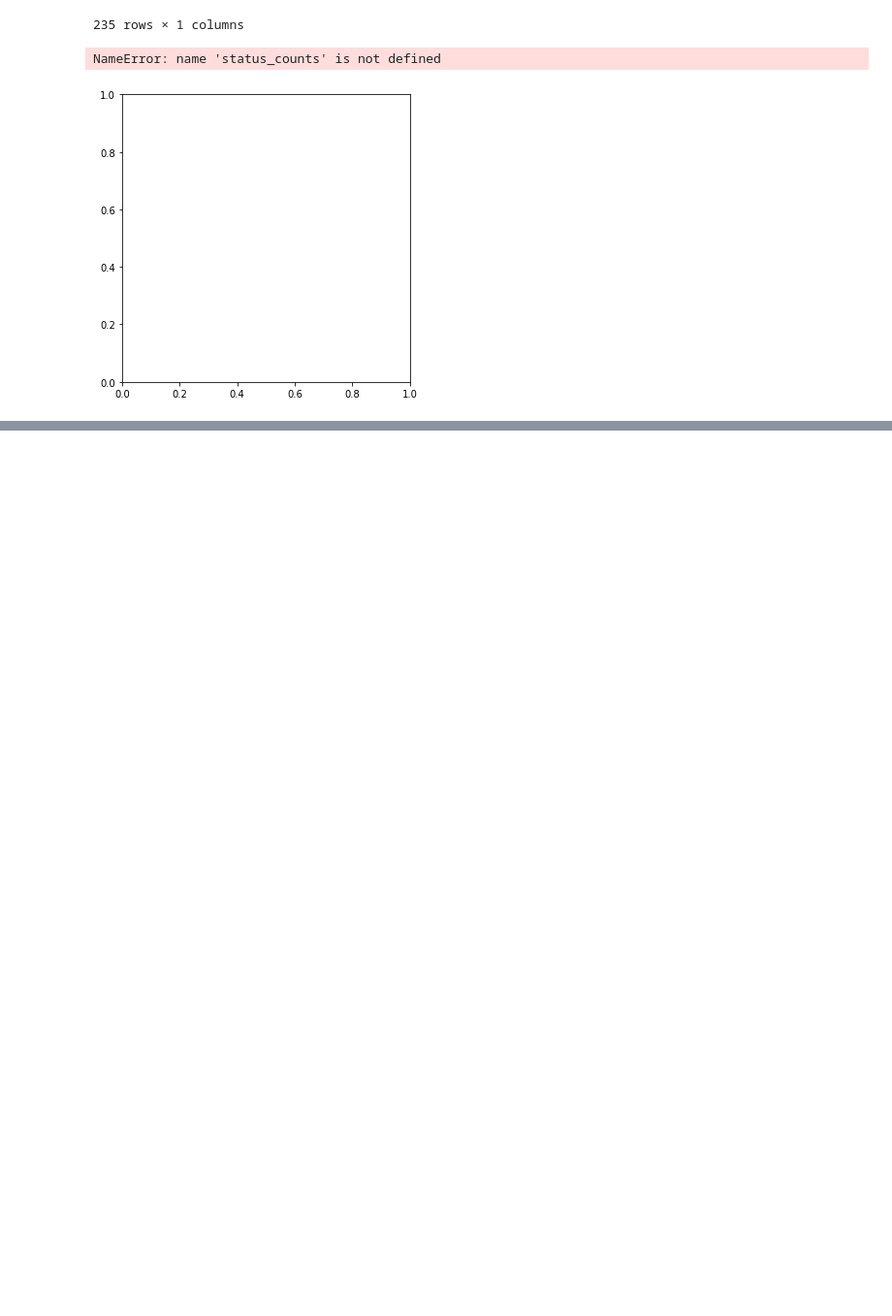
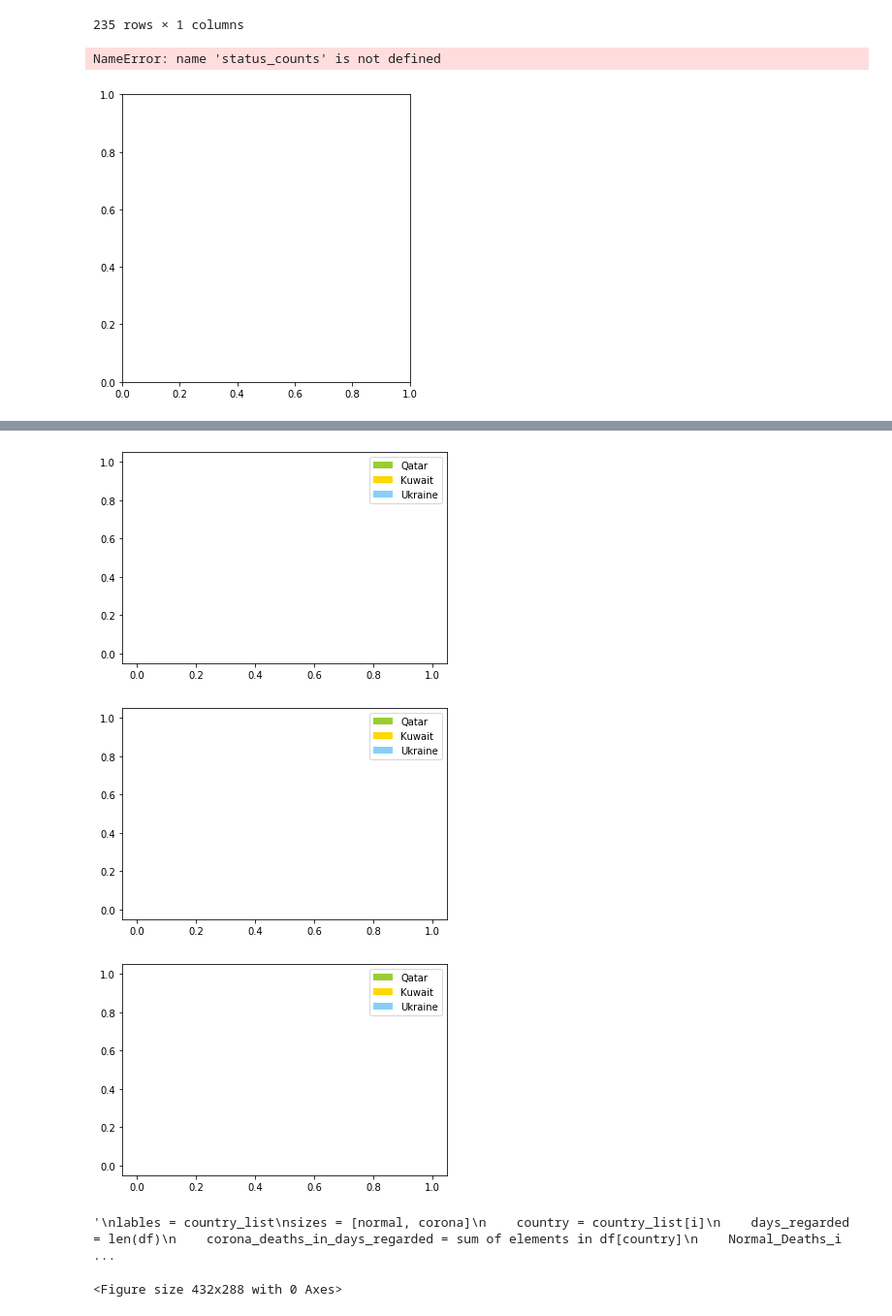
Before and after one commit to FrtZgwL/CoronaBot, a Jupyter notebook: DataAnalysis/EDA .ipynb, the cells around one changed output, grey strips where cells are left out. Shown at 97% size. Cells and saved outputs as stored; diff of their text form; code cells hidden in the pictures; blank space fills up the shorter version.

```diff
--- a/DataAnalysis/EDA .ipynb
+++ b/DataAnalysis/EDA .ipynb
@@ -538,0 +605,6 @@ cmap = plt.get_cmap('Blues_r')
+# %%
+#converting death_rates into Series
+index = death_rates['countries'].tolist()
+values = death_rates['death_rate'].values
+death_rates_s = pd.Series(values, index = index)
+display(death_rates_s)
@@ -538,0 +658,4 @@ cmap = plt.get_cmap('Blues_r')
+# %%
+country_list = ['Qatar', 'Kuwait', 'Ukraine']
+test= df1.loc[country_list]
+test
@@ -538,0 +700,64 @@ cmap = plt.get_cmap('Blues_r')
+# %%
+from glob import glob
+
+df = test
+# Define that this is the time from the beginning of our research
+image_count = 0
+for i in range(len(country_list)):
+    plt.plot()
+    # calculate the sizes of the pie slices
+    country = country_list[i]
+    days_regarded = len(df)
+    corona_deaths_in_days_regarded = df.loc[country].sum()
+    Normal_deaths_in_days_regarded = days_regarded * death_rates_s[country]
+    all_deaths = Normal_deaths_in_days_regarded + corona_deaths_in_days_regarded
+
+    #Slice sizes
+    normal_deaths = Normal_deaths_in_days_regarded/all_deaths
+    corona_deaths = corona_deaths_in_days_regarded/corona_deaths_in_days_regarded
+
+    labels = country_list
+    sizes = [normal_deaths, corona_deaths]
+    colors = ['blue', 'green']
+    patches, texts = plt.pie(sizes, colors=colors, shadow=True, startangle=90) // what are these texts?
+    plt.legend(patches, labels, loc="best")
+    plt.show()
+
+    image_number = str(image_count)
+    plt.savefig(f"Plot-{image_number}.png")
+    image_count += 1
+
+image_paths = glob("*.png")
+return (image_paths)
+
+'''
+lables = country_list
+sizes = [normal, corona]
+    country = country_list[i]
+    days_regarded = len(df)
+    corona_deaths_in_days_regarded = sum of elements in df[country]
+    Normal_Deaths_in_days_regarded = days_regarded * death_rates_s[country]
+    all_deaths = Normal_Deaths_in_days_regarded + corona_deaths_in_days_regarded
+    normal = Normal_Deaths_in_days_regardedall_deaths
+    corona = corona_deaths_in_days_regarded / corona_deaths_in_days_regarded
+colors = ['blue', 'green']
+patches, texts = plt.pie(sizes, colors=colors, shadow=True, startangle=90) // what are these texts?
+plt.legend(patches, labels, loc="best")
+
+#plt.axis('equal')
+#plt.tight_layout()
+
+plt.show()
+
+image_number = str(image_count)
+plt.savefig("Plot{image_number}.png")
+
+image_paths = os.listdir(./*.png)
+return (image_paths)
+'''
+# %% [output]
+[figure, added]
+[figure, added]
+[figure, added]
+'\nlables = country_list\nsizes = [normal, corona]\n    country = country_list[i]\n    days_regarded = len(df)\n    corona_deaths_in_days_regarded = sum of elements in df[country]\n    Normal_Deaths_i ...
+<Figure size 432x288 with 0 Axes>
```
Also changed, not shown: parts of 23 cells of this notebook, 8 other files.
